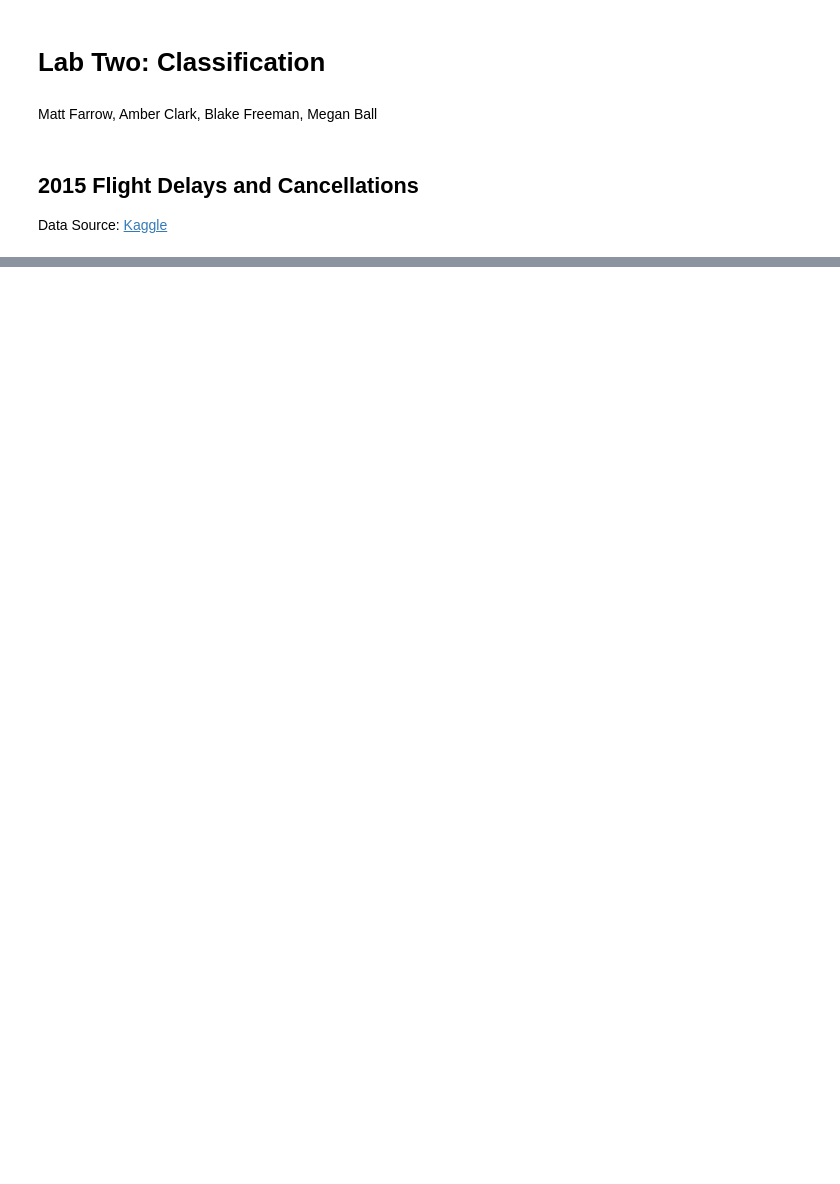
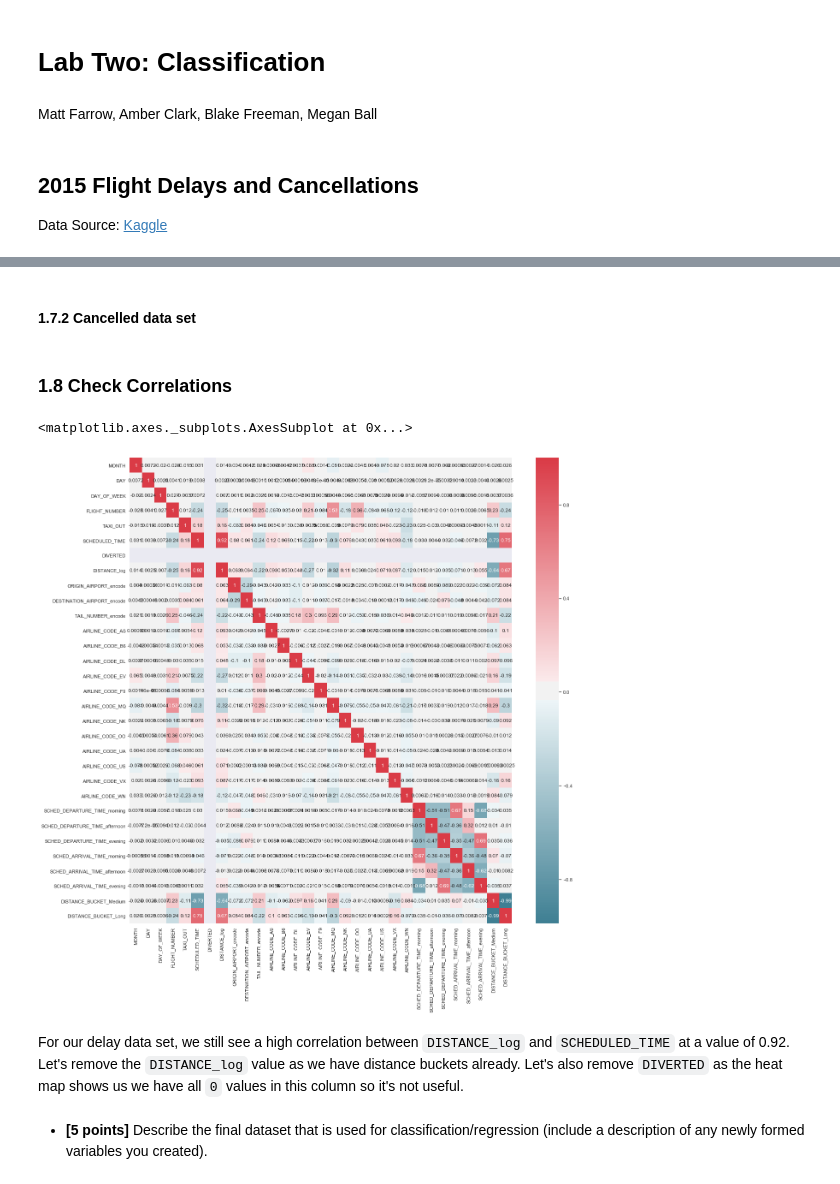
Before and after one commit to mattfarrow1/7331-machine-learning-1, a Jupyter notebook: Labs/Lab2_Group4.ipynb, the cells around one changed output, grey strips where cells are left out. Drawn from its saved outputs; the diff is of its cells as text; code cells hidden in the pictures; blank space fills up the shorter version.

Commit message:
data prep

```diff
--- a/Labs/Lab2_Group4.ipynb
+++ b/Labs/Lab2_Group4.ipynb
@@ -49,0 +576,10 @@ organizations that might want to use it for prediction)? How would you measure t
+# %%
+#add response variable bucket for delay time
+delay_labels = ['Early_<0', 'On_Time_0-10', 'Late_11-30', 'Very_Late_31-60', 'Extremely_Late_61+']
+delay_bins   = [-np.inf, 0, 10, 30, 60, np.inf]
+df_OHE['DELAY_BUCKET'] = pd.cut(df_OHE['ARRIVAL_DELAY'],
+                               bins=delay_bins,
+                               labels=delay_labels)
+
+#check counts by bucket
+df_OHE['DELAY_BUCKET'].value_counts()
@@ -49,0 +597,10 @@ organizations that might want to use it for prediction)? How would you measure t
+# %%
+col_to_drop = ['DEPARTURE_DELAY', 'ARRIVAL_DELAY', 'DISTANCE', 'TAXI_IN', 'ELAPSED_TIME', 'AIR_TIME']
+df_OHE = df_OHE.drop(columns = col_to_drop)
+# %%
+#make a copy of our data for each new set
+df_cancel = df_OHE
+df_delay = df_OHE
+
+#drop delay bucket from cancellation set
+df_cancel = df_cancel.drop(columns = 'DELAY_BUCKET')
@@ -49,0 +611,13 @@ organizations that might want to use it for prediction)? How would you measure t
+# %%
+#filter out cancelled flights
+df_delay = df_delay[df_delay.CANCELLED == 0]
+
+col_to_drop2 = ['CANCELLED', 'CANCELLATION_REASON_B', 'CANCELLATION_REASON_C', 'CANCELLATION_REASON_N',
+               'ACTUAL_DEPARTURE_TIME_morning', 'ACTUAL_DEPARTURE_TIME_afternoon', 'ACTUAL_DEPARTURE_TIME_evening',
+               'ACTUAL_DEPARTURE_TIME_N', 'ACTUAL_ARRIVAL_TIME_morning', 'ACTUAL_ARRIVAL_TIME_afternoon',
+                'SCHEDULED_DEPARTURE', 'SCHEDULED_ARRIVAL', 'AIR_SYSTEM_DELAY', 'SECURITY_DELAY',
+                'ACTUAL_ARRIVAL_TIME_evening','ACTUAL_ARRIVAL_TIME_N','AIRLINE_DELAY', 'LATE_AIRCRAFT_DELAY', 'WEATHER_DELAY', 'DELAYED',
+                'DEPARTURE_DELAY_log','ARRIVAL_DELAY_log', 'ELAPSED_TIME_log', 'DEPARTED', 'ARRIVED',
+               'TAXI_IN_log', 'AIR_TIME_log']
+
+df_delay = df_delay.drop(columns = col_to_drop2)
@@ -49,0 +648,21 @@ organizations that might want to use it for prediction)? How would you measure t
+# %% [markdown]
+#### 1.7.2 Cancelled data set
+# %% [markdown]
+### 1.8 Check Correlations
+# %%
+# Examine correlation visually using Seaborn.
+# (Code adapted from 02. Data Visualization.ipynb)
+
+cmap = sns.diverging_palette(220, 10, as_cmap=True)
+
+sns.set(style = "darkgrid") # one of the many styles to plot using
+
+f, ax = plt.subplots(figsize = (20, 20))
+
+# Create heatmap
+sns.heatmap(df_delay.corr(), cmap=cmap, annot = True)
+# %% [output]
+<matplotlib.axes._subplots.AxesSubplot at 0x...>
+[figure, added]
+# %% [markdown]
+For our delay data set, we still see a high correlation between `DISTANCE_log` and `SCHEDULED_TIME` at a value of 0.92. Let's remove the `DISTANCE_log` value as we have distance buckets already. Let's also remove `DIVERTED` as the heat map shows us we have all `0` values in this column so it's not useful.
@@ -49,0 +673,2 @@ organizations that might want to use it for prediction)? How would you measure t
+# %% [markdown]
+- **[5 points]** Describe the final dataset that is used for classification/regression (include a description of any newly formed variables you created).
```
Also changed, not shown: parts of 72 cells of this notebook.
